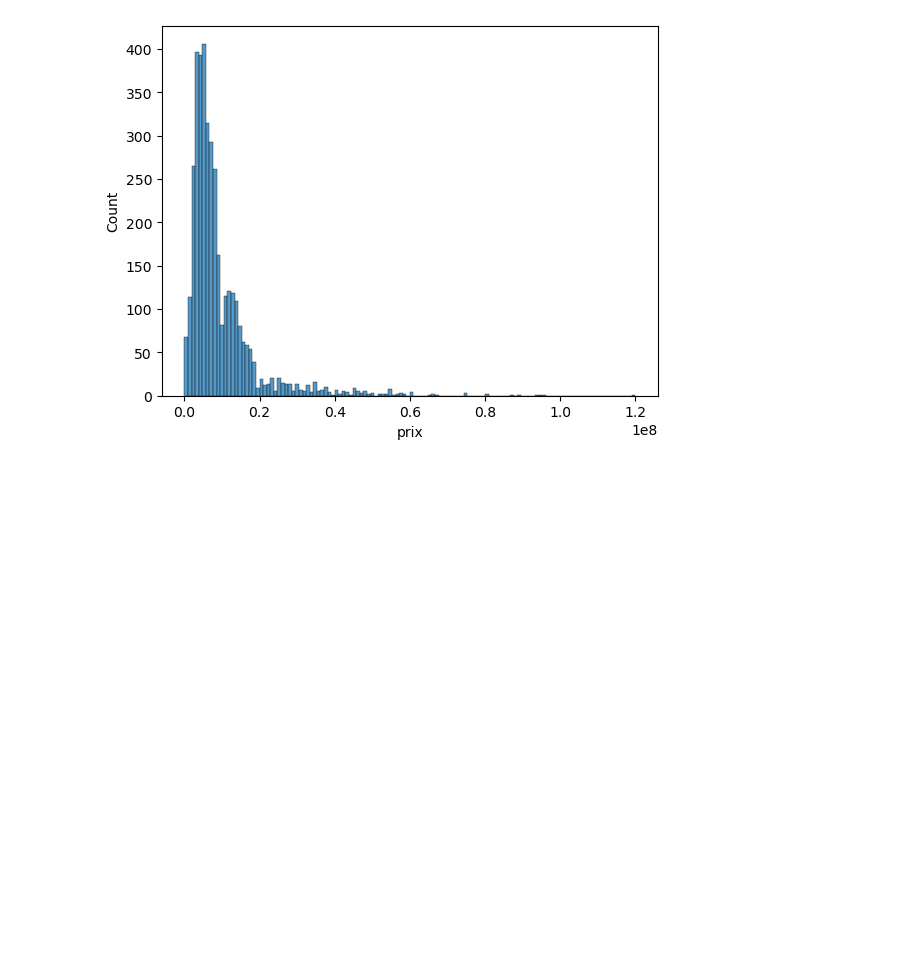
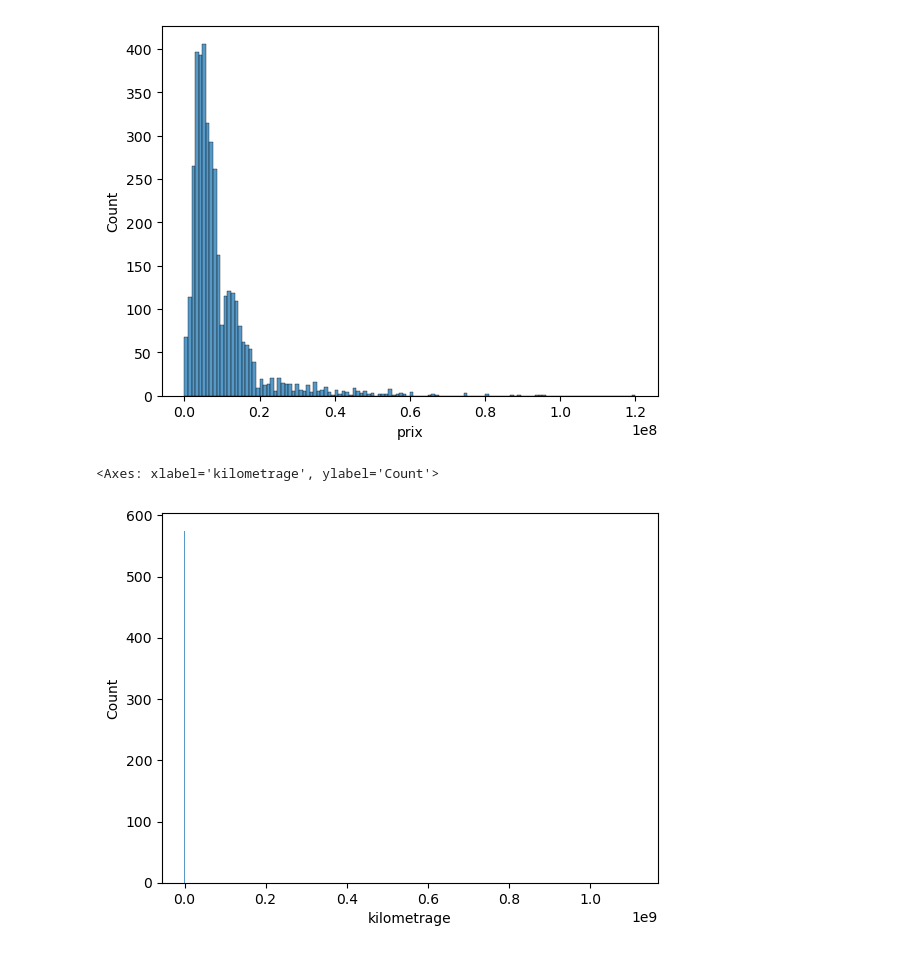
Before and after one commit to NoForcing/DC_Final_Project, a Jupyter notebook: visualization.ipynb, the cells around one changed output. Drawn from its saved outputs; the diff is of its cells as text; code cells hidden in the pictures; blank space fills up the shorter version.

Commit message:
add plot

```diff
--- a/visualization.ipynb
+++ b/visualization.ipynb
@@ -176,3 +176,8 @@ sns.histplot(df['prix'])
 # %% [output]
 <Axes: xlabel='prix', ylabel='Count'>
 [figure]
+# %%
+sns.histplot(df['kilometrage'])
+# %% [output]
+<Axes: xlabel='kilometrage', ylabel='Count'>
+[figure, added]
```
Also changed, not shown: parts of 2 cells of this notebook, 1 other file.
